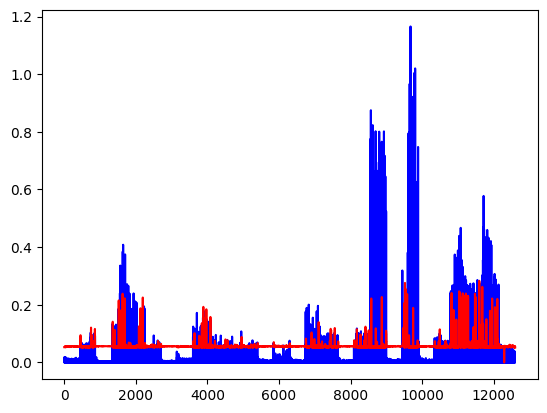
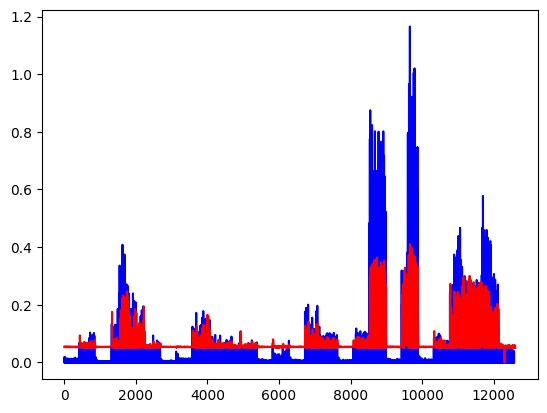
Code edit (unified diff) that turned the first committed figure into the second:
--- before
+++ after
@@ -21,3 +21,3 @@
 
 np.save('./aztec_for_YT_forecast.npy', load_forecasted)
-pickle.dump(minmaxscaler, open('./aztec_for_YT_minmaxscaler.pkl', 'wb'))
+pickle.dump(scaler, open('./aztec_for_YT_log_standard_scaler.pkl', 'wb'))

Commit: Use log-standardized normalization for YT notebook